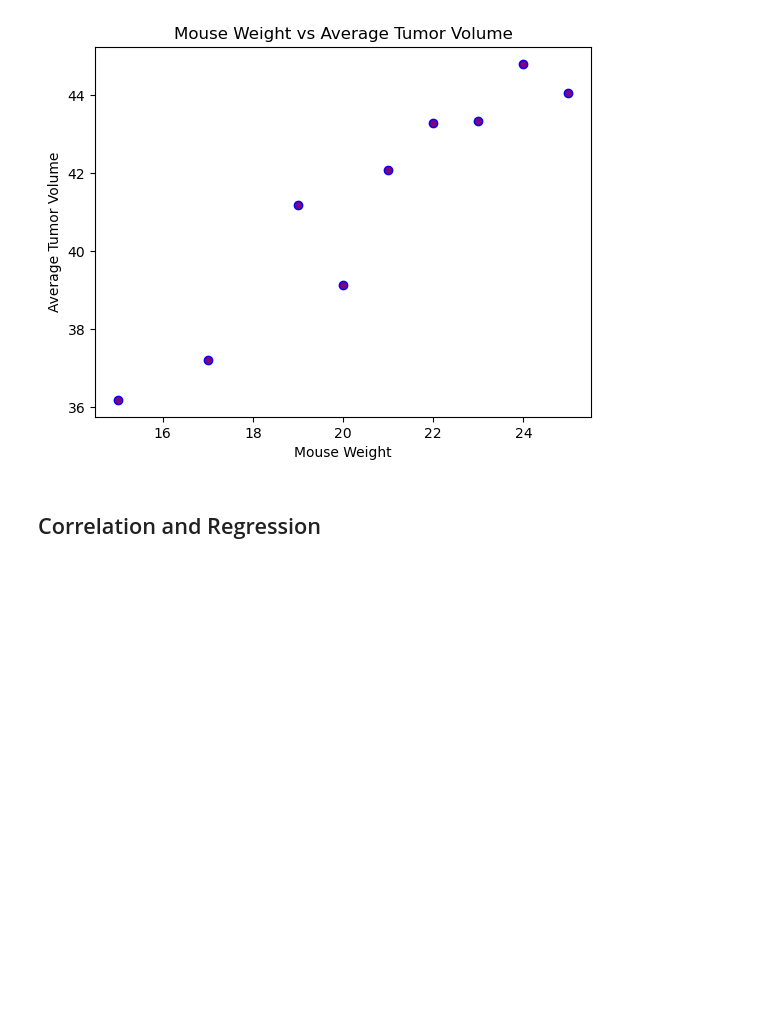
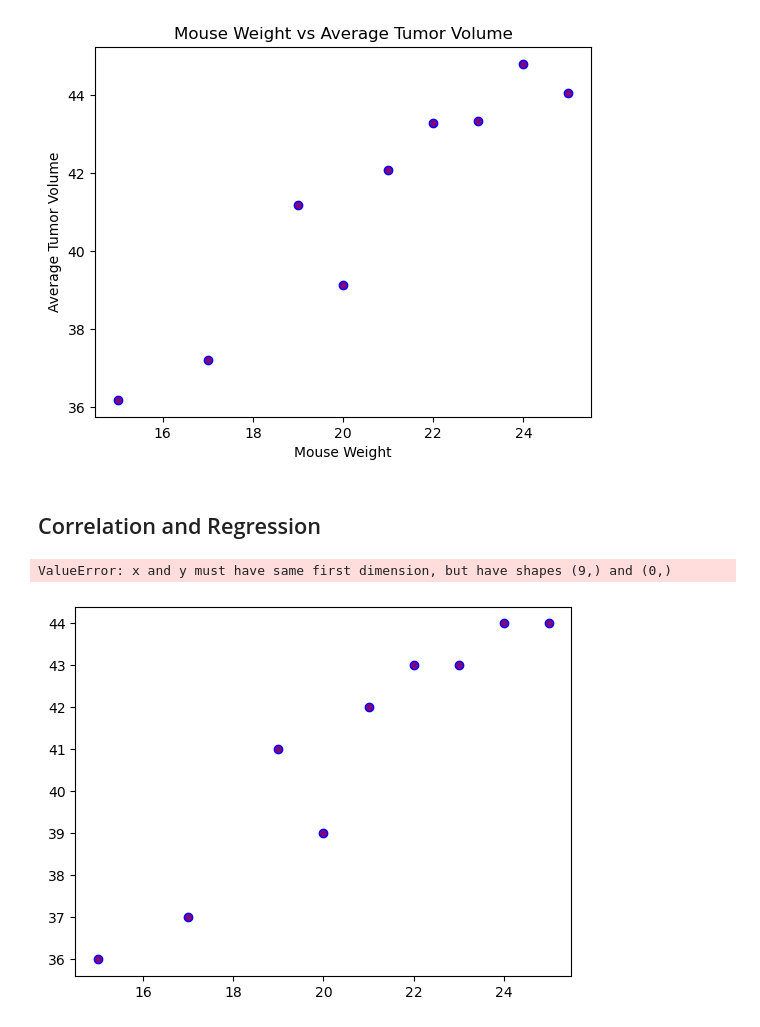
Before and after one commit to redpandata19/Matplotlib-challenge, a Jupyter notebook: Pymaceuticals/pymaceuticals_starter.ipynb, the cells around one changed output. Cells and saved outputs as stored; diff of their text form; code cells hidden in the pictures; blank space fills up the shorter version.

Commit message:
correlation and regression, scipy linregress, debugging

```diff
--- a/Pymaceuticals/pymaceuticals_starter.ipynb
+++ b/Pymaceuticals/pymaceuticals_starter.ipynb
@@ -359,0 +356,21 @@ plt.show()
+# %%
+# Calculate the correlation coefficient and a linear regression model
+# for mouse weight and average observed tumor volume for the entire Capomulin regimen
+from scipy.stats import linregress
+x_values = [int(x) for x in unique_weights_list]
+y_values = [int(y) for y in cap_tumor_volumes]
+(slope, intercept, rvalue, pvalue, stderr) = linregress(x_values, y_values)
+line_eq = "y = " + str(round(slope,2)) + "x + " + str(round(intercept,2))
+plt.scatter(x_values, y_values, marker = 'o',
+            facecolors='purple',edgecolors ='blue',)
+regress_values = x_values * int(slope) + intercept
+plt.plot(x_values,regress_values,"r-")
+plt.annotate(line_eq,(0,50),fontsize=15,color="red")
+print(f"The r-squared is: {rvalue**2}")
+plt.xlabel('Mouse Weight')
+plt.ylabel('Average Tumor Volume')
+plt.title('Mouse Weight vs Average Tumor Volume')
+plt.show()
+# %% [output]
+ValueError: x and y must have same first dimension, but have shapes (9,) and (0,)
+[figure, added]
```
Also changed, not shown: parts of 3 cells of this notebook.
